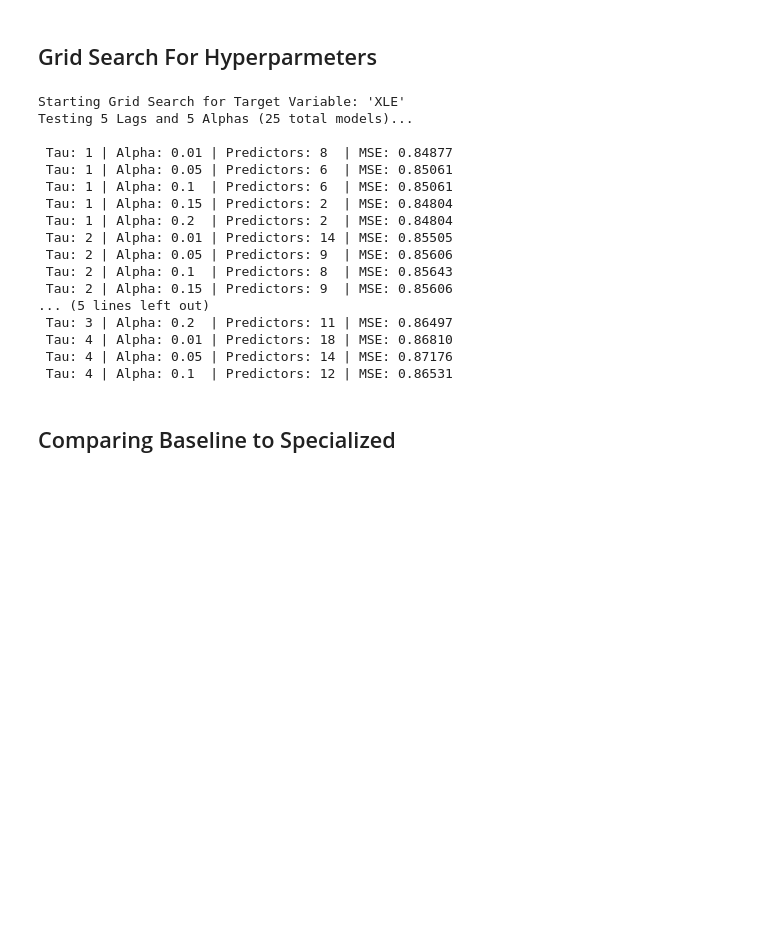
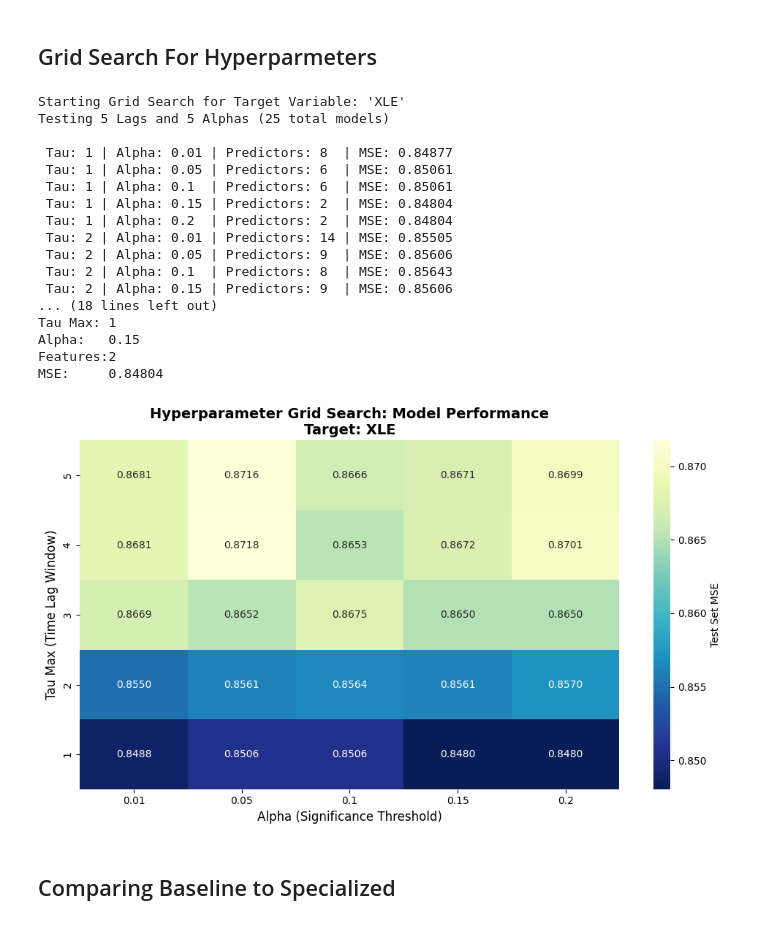
Before and after one commit to lauradiazrodriguez/dsc180_group1, a Jupyter notebook: Empirical_Testing.ipynb, the cells around one changed output. Cells and saved outputs as stored; diff of their text form; code cells hidden in the pictures; blank space fills up the shorter version.

Commit message:
website styling and visuals

```diff
--- a/Empirical_Testing.ipynb
+++ b/Empirical_Testing.ipynb
@@ -484,7 +478,7 @@ GLOBAL_CUTOFF = max(tau_max_list)
 results_log = []
 
 print(f"Starting Grid Search for Target Variable: '{var_names[TARGET_VAR]}'")
-print(f"Testing {len(tau_max_list)} Lags and {len(alpha_list)} Alphas ({len(tau_max_list) * len(alpha_list)} total models)...\n")
+print(f"Testing {len(tau_max_list)} Lags and {len(alpha_list)} Alphas ({len(tau_max_list) * len(alpha_list)} total models)\n")
 
 # EXPERIMENT LOOP
 for tau in tau_max_list:
@@ -543,40 +537,41 @@ print("\n BEST MODEL FOUND:")
 print(f"Tau Max: {int(best_run['Tau Max'])}")
 print(f"Alpha:   {best_run['Alpha']}")
 print(f"Features:{int(best_run['Num Predictors'])}")
 print(f"MSE:     {best_run['MSE']:.5f}")
 
 # --- PERFORMANCE HEATMAP ---
 # create pivot table for the heatmap
 heatmap_data = results_df.pivot(index='Tau Max', columns='Alpha', values='MSE')
 
 plt.figure(figsize=(10, 6))
 # colormap where lower MSE is blue-er and higher MSE is red-er
-sns.heatmap(heatmap_data, annot=True, fmt=".4f", cmap="YlGnBu_r", cbar_kws={'label': 'Test Set MSE (Lower is Better)'})
+sns.heatmap(heatmap_data, annot=True, fmt=".4f", cmap="YlGnBu_r", cbar_kws={'label': 'Test Set MSE'})
 
 plt.title(f"Hyperparameter Grid Search: Model Performance\nTarget: {var_names[TARGET_VAR]}", fontsize=14, fontweight='bold')
 plt.xlabel("Alpha (Significance Threshold)", fontsize=12)
 plt.ylabel("Tau Max (Time Lag Window)", fontsize=12)
 plt.gca().invert_yaxis() # Put lowest lag at the top
 plt.tight_layout()
 plt.show()
 # %% [output]
 Starting Grid Search for Target Variable: 'XLE'
-Testing 5 Lags and 5 Alphas (25 total models)...
+Testing 5 Lags and 5 Alphas (25 total models)
 
  Tau: 1 | Alpha: 0.01 | Predictors: 8  | MSE: 0.84877
  Tau: 1 | Alpha: 0.05 | Predictors: 6  | MSE: 0.85061
  Tau: 1 | Alpha: 0.1  | Predictors: 6  | MSE: 0.85061
  Tau: 1 | Alpha: 0.15 | Predictors: 2  | MSE: 0.84804
  Tau: 1 | Alpha: 0.2  | Predictors: 2  | MSE: 0.84804
  Tau: 2 | Alpha: 0.01 | Predictors: 14 | MSE: 0.85505
  Tau: 2 | Alpha: 0.05 | Predictors: 9  | MSE: 0.85606
  Tau: 2 | Alpha: 0.1  | Predictors: 8  | MSE: 0.85643
  Tau: 2 | Alpha: 0.15 | Predictors: 9  | MSE: 0.85606
-... (5 lines left out)
- Tau: 3 | Alpha: 0.2  | Predictors: 11 | MSE: 0.86497
- Tau: 4 | Alpha: 0.01 | Predictors: 18 | MSE: 0.86810
- Tau: 4 | Alpha: 0.05 | Predictors: 14 | MSE: 0.87176
- Tau: 4 | Alpha: 0.1  | Predictors: 12 | MSE: 0.86531
+... (18 lines left out)
+Tau Max: 1
+Alpha:   0.15
+Features:2
+MSE:     0.84804
+[figure, added]
 # %% [markdown]
 ## Comparing Baseline to Specialized
 # %%
```
Also changed, not shown: parts of 2 cells of this notebook, 4 other files.
